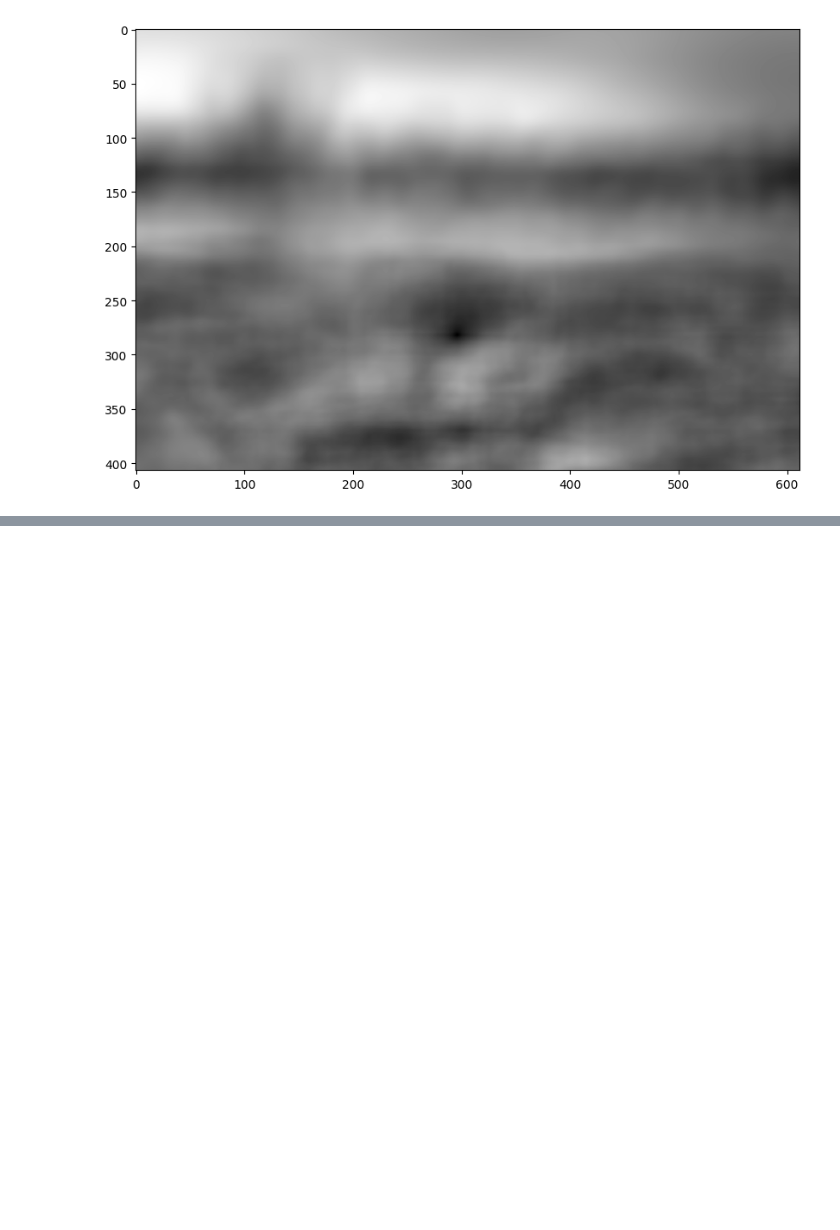
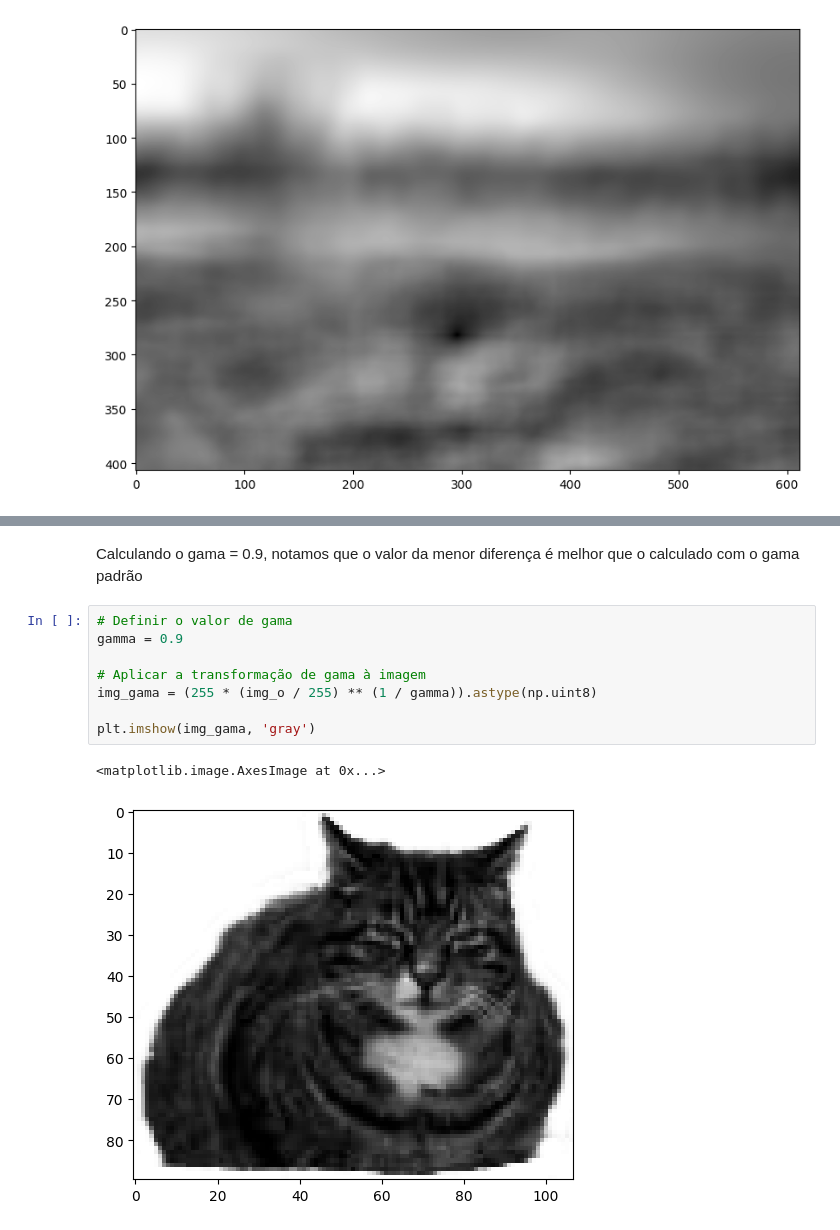
Before and after one commit to brunol-pereira/PDI, a Jupyter notebook: Trabalho2/LocObjetoGama.ipynb, the cells around one changed output, grey strips where cells are left out. Cells and saved outputs as stored; diff of their text form; blank space fills up the shorter version.

```diff
--- a/Trabalho2/LocObjetoGama.ipynb
+++ b/Trabalho2/LocObjetoGama.ipynb
@@ -96,0 +127,13 @@ error: OpenCV(4.7.0) /io/opencv/modules/core/src/lut.cpp:366: error: (-215:Asser
+# %% [markdown]
+Calculando o gama = 0.9, notamos que o valor da menor diferença é melhor que o calculado com o gama padrão
+# %%
+# Definir o valor de gama
+gamma = 0.9
+
+# Aplicar a transformação de gama à imagem
+img_gama = (255 * (img_o / 255) ** (1 / gamma)).astype(np.uint8)
+
+plt.imshow(img_gama, 'gray')
+# %% [output]
+<matplotlib.image.AxesImage at 0x...>
+[figure, added]
```
Also changed, not shown: parts of 23 cells of this notebook, 1 other file.
